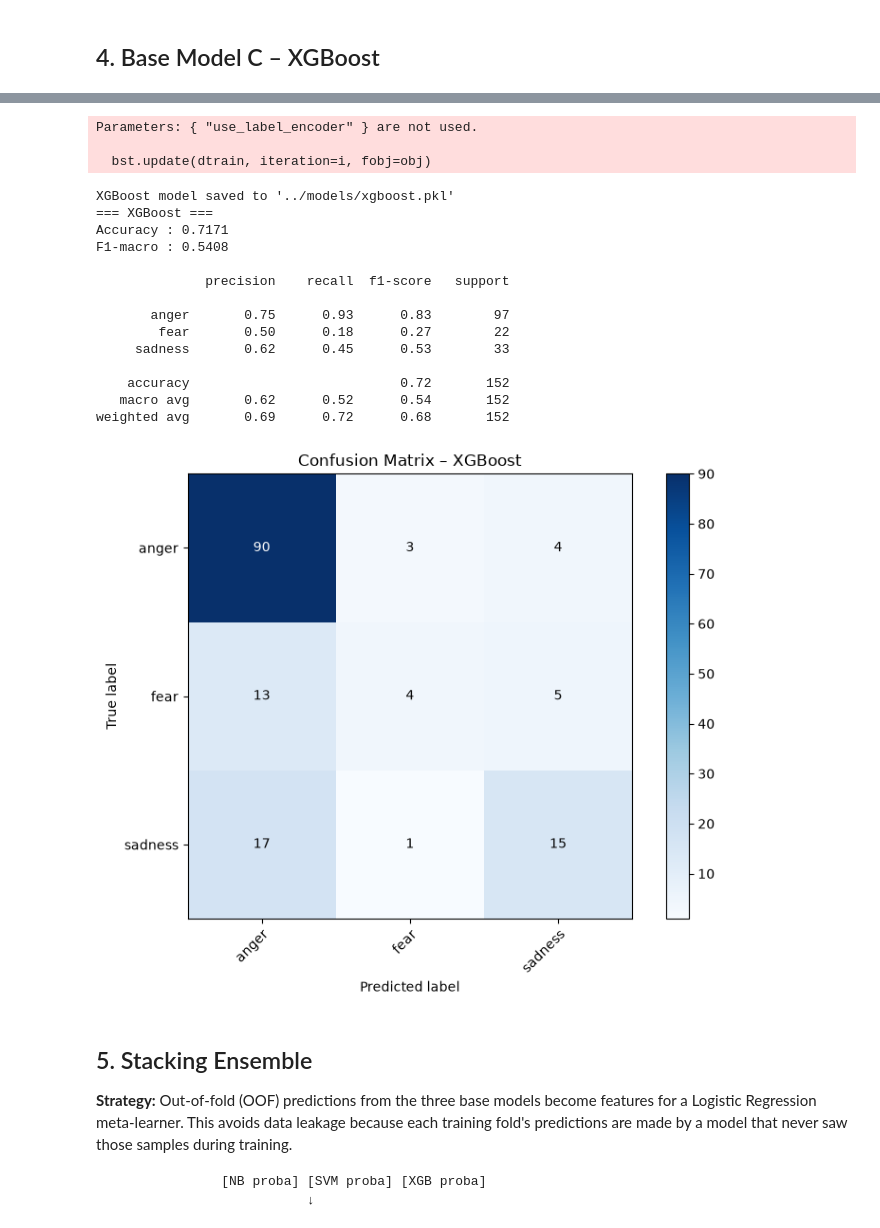
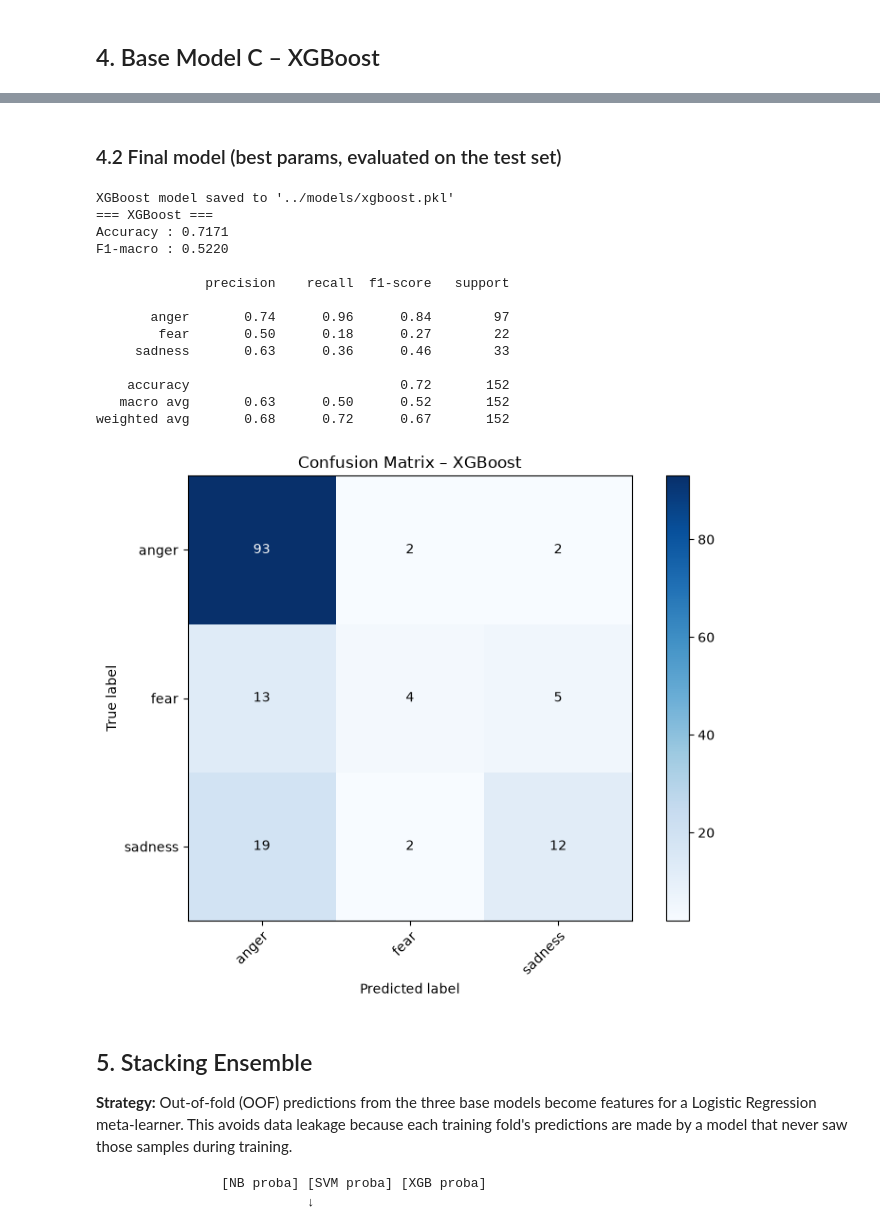
Before and after one commit to WilsonnnTan/ML, a Jupyter notebook: notebooks/model.ipynb, the cells around one changed output, grey strips where cells are left out. Cells and saved outputs as stored; diff of their text form; code cells hidden in the pictures.

```diff
--- a/notebooks/model.ipynb
+++ b/notebooks/model.ipynb
@@ -260,0 +388,24 @@ weighted avg       0.74      0.73      0.68       152
+# %%
+from xgboost import XGBClassifier
+
+def _xgb_base():
+    return Pipeline([
+        ("tfidf", TfidfVectorizer(ngram_range=(1, 2), min_df=2, sublinear_tf=True)),
+        ("clf",   XGBClassifier(
+            n_estimators=200,
+            learning_rate=0.1,
+            max_depth=6,
+            eval_metric="mlogloss",
+            tree_method="hist",
+            random_state=SEED,
+            n_jobs=1,          # multi-threaded float reductions can change results; GridSearchCV parallelises instead
+        )),
+    ])
+
+XGB_GRID = {
+    "clf__n_estimators":     [100, 300, 500],
+    "clf__learning_rate":    [0.05, 0.1],
+    "clf__max_depth":        [2, 3, 6],
+    "clf__colsample_bytree": [0.5, 1.0],
+}
+gs_xgb = run_grid_search("xgb", "XGBoost", _xgb_base(), XGB_GRID)
@@ -261,54 +422,36 @@ weighted avg       0.74      0.73      0.68       152
+# %% [markdown]
+### 4.2 Final model (best params, evaluated on the test set)
 # %%
-from xgboost import XGBClassifier
-from sklearn.pipeline import Pipeline
-from scipy.sparse import issparse
-
-# Wrap XGBoost in a pipeline-compatible estimator
-# XGBClassifier needs numeric labels starting at 0
 def make_xgb():
-    return Pipeline([
-        ("tfidf", TfidfVectorizer(ngram_range=(1, 2), min_df=2, sublinear_tf=True)),
-        ("clf",   XGBClassifier(
-            n_estimators=200,
-            learning_rate=0.1,
-            max_depth=6,
-            use_label_encoder=False,
-            eval_metric="mlogloss",
-            random_state=SEED,
-            n_jobs=-1,
-        )),
-    ])
+    return apply_best(_xgb_base(), "xgb")   # tuned params from the grid search above
 
 xgb_model = make_xgb()
 xgb_model.fit(X_train, y_train)
 
 y_pred_xgb = xgb_model.predict(X_test)
 
 # Save
 xgb_path = os.path.join(MODELS_DIR, "xgboost.pkl")
 joblib.dump(xgb_model, xgb_path)
 print(f"XGBoost model saved to '{xgb_path}'")
 
 evaluate("XGBoost", y_test, y_pred_xgb)
 # %% [output]
-Parameters: { "use_label_encoder" } are not used.
+XGBoost model saved to '../models/xgboost.pkl'
+=== XGBoost ===
+Accuracy : 0.7171
+F1-macro : 0.5220
 
-  bst.update(dtrain, iteration=i, fobj=obj)
+              precision    recall  f1-score   support
+
+       anger       0.74      0.96      0.84        97
+        fear       0.50      0.18      0.27        22
+     sadness       0.63      0.36      0.46        33
+
+    accuracy                           0.72       152
+   macro avg       0.63      0.50      0.52       152
+weighted avg       0.68      0.72      0.67       152
-XGBoost model saved to '../models/xgboost.pkl'
-=== XGBoost ===
-Accuracy : 0.7171
-F1-macro : 0.5408
-
-              precision    recall  f1-score   support
-
-       anger       0.75      0.93      0.83        97
-        fear       0.50      0.18      0.27        22
-     sadness       0.62      0.45      0.53        33
-
-    accuracy                           0.72       152
-   macro avg       0.62      0.52      0.54       152
-weighted avg       0.69      0.72      0.68       152
-[figure, old version]
+[figure, new version]
 # %% [markdown]
 ## 5. Stacking Ensemble
 
```
Also changed, not shown: parts of 27 cells of this notebook, 13 other files.
